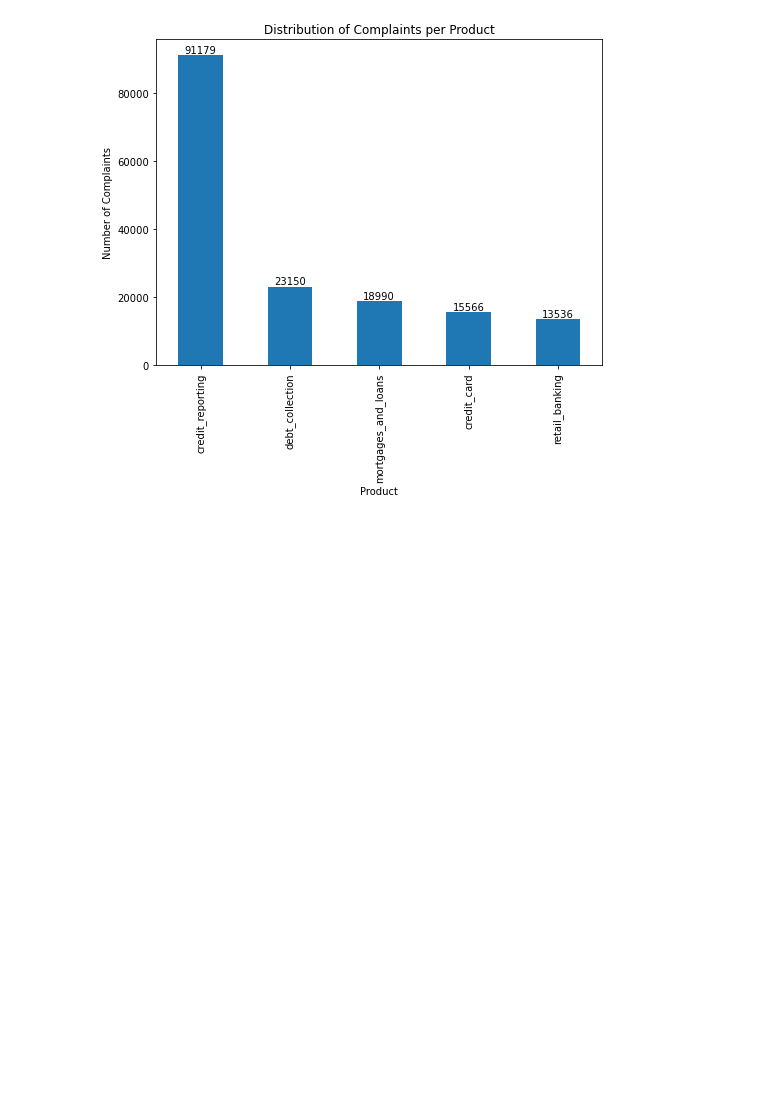
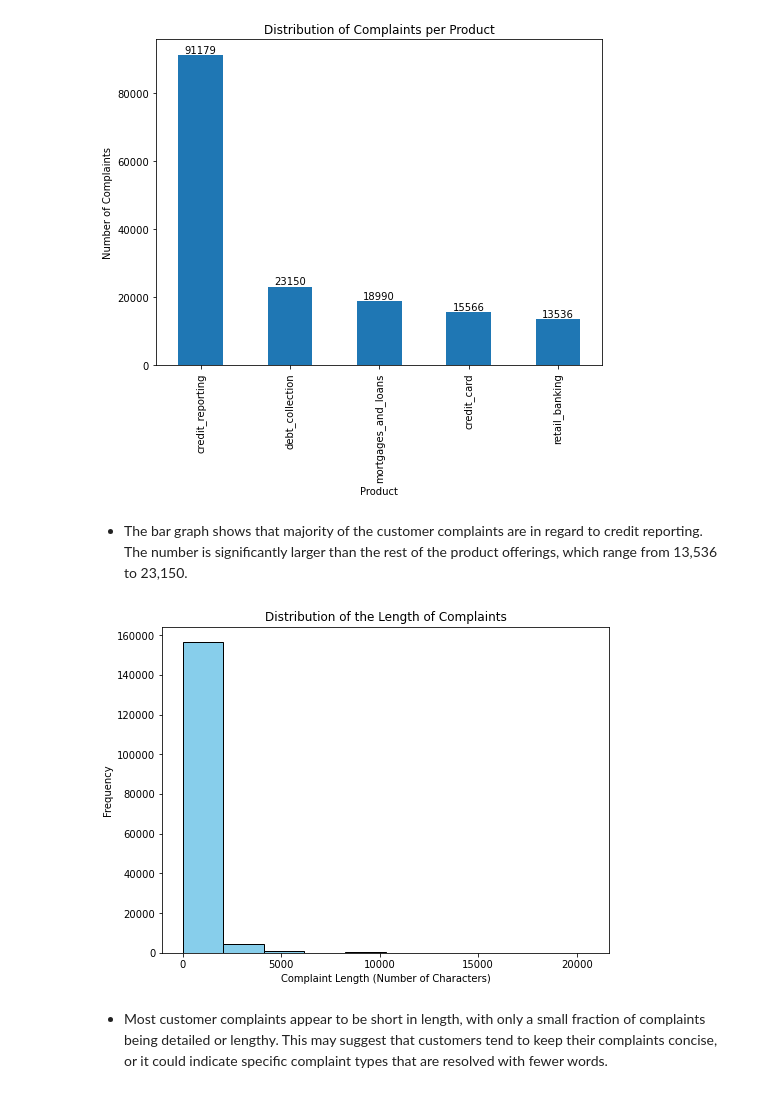
Before and after one commit to johnkul/nlp_consumer_complaints_classification, a Jupyter notebook: notebooks/julian.ipynb, the cells around one changed output. Saved outputs shown, nothing was run; the diff lists cells and outputs as text; code cells hidden in the pictures; blank space fills up the shorter version.

Commit message:
plotting the Distribution of the Length of Complaints

```diff
--- a/notebooks/julian.ipynb
+++ b/notebooks/julian.ipynb
@@ -73,3 +75,20 @@ for p in ax.patches:
 plt.show()
 # %% [output]
 [figure]
+# %% [markdown]
+- The bar graph shows that majority of the customer complaints are in regard to credit reporting. The number is significantly larger than the rest of the product offerings, which range from 13,536 to 23,150.
+# %%
+# Checking the distribution of the length of complaints
+complaint_length = data['narrative'].str.len()
+
+# Plot the distribution of tweet lengths
+plt.figure(figsize=(8, 6))
+plt.hist(complaint_length, color='skyblue', edgecolor='black')
+plt.title('Distribution of the Length of Complaints')
+plt.xlabel('Complaint Length (Number of Characters)')
+plt.ylabel('Frequency')
+plt.show()
+# %% [output]
+[figure, added]
+# %% [markdown]
+- Most customer complaints appear to be short in length, with only a small fraction of complaints being detailed or lengthy. This may suggest that customers tend to keep their complaints concise, or it could indicate specific complaint types that are resolved with fewer words.
```
Also changed, not shown: parts of 1 cell of this notebook.
